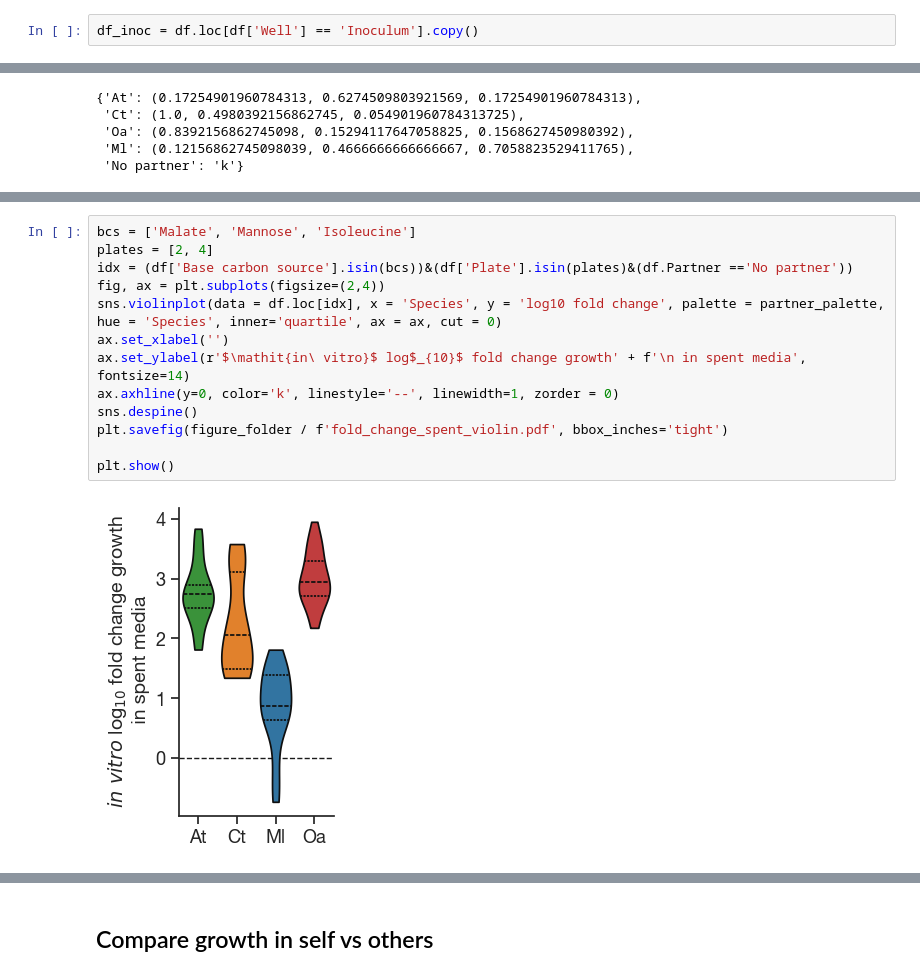
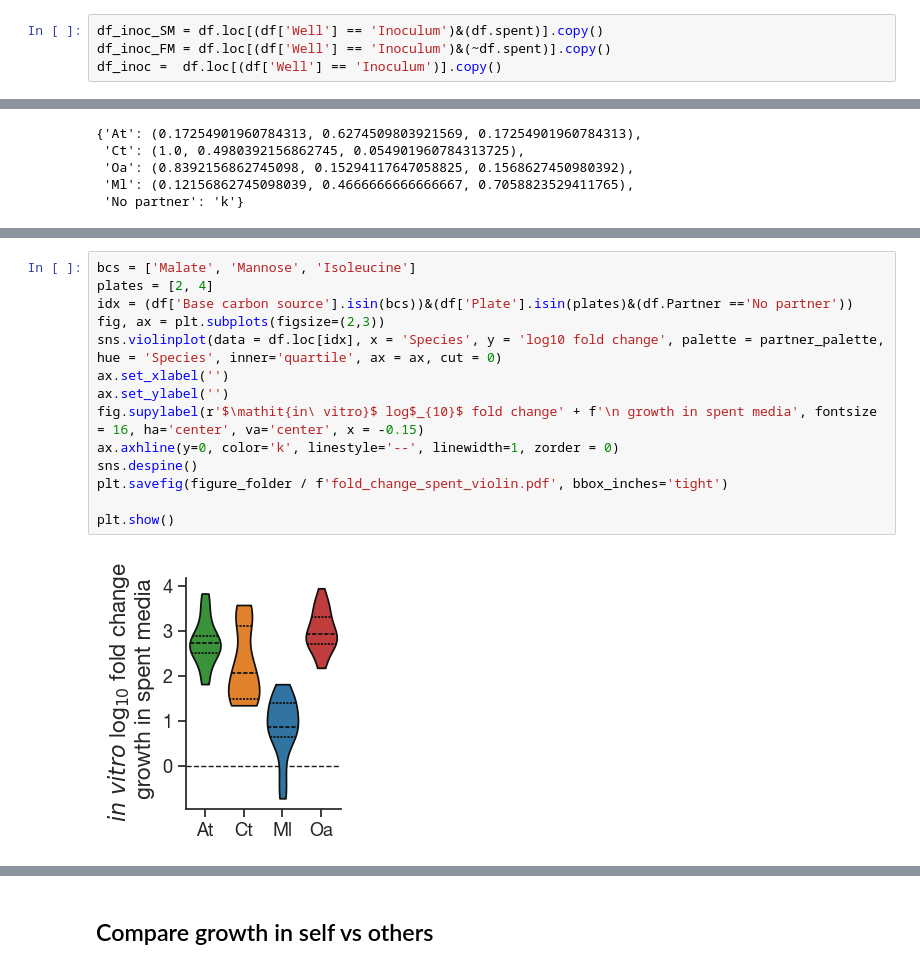
Before and after one commit to sulheim/coexistence, a Jupyter notebook: notebooks/5_interactions/5A_plot_interactions.ipynb, the cells around one changed output, grey strips where cells are left out. Saved outputs shown, nothing was run; the diff lists cells and outputs as text.

Commit message:
Update plots

```diff
--- a/notebooks/5_interactions/5A_plot_interactions.ipynb
+++ b/notebooks/5_interactions/5A_plot_interactions.ipynb
@@ -45,7 +45,9 @@ array([nan, 'Ml_mannose', 'Ct_isoleucine', 'Oa_mannose', 'No_CS',
        'Oa-malate', 'No-CS', 'M9-malate', 'M9-malate+thiamine',
        'M9-malate+thiamine+biotin+cysteine+proline'], dtype=object)
 # %%
-df_inoc = df.loc[df['Well'] == 'Inoculum'].copy()
+df_inoc_SM = df.loc[(df['Well'] == 'Inoculum')&(df.spent)].copy()
+df_inoc_FM = df.loc[(df['Well'] == 'Inoculum')&(~df.spent)].copy()
+df_inoc =  df.loc[(df['Well'] == 'Inoculum')].copy()
 # %%
 sns.stripplot(df_inoc, x = 'Species', y = 'CFUs/mL', hue = 'fn')
 plt.yscale('log')
@@ -1354,15 +1377,16 @@ At vs. Oa: Custom statistical test, P_val:1.413e-01
 # %%
 bcs = ['Malate', 'Mannose', 'Isoleucine']
 plates = [2, 4]
 idx = (df['Base carbon source'].isin(bcs))&(df['Plate'].isin(plates)&(df.Partner =='No partner'))
-fig, ax = plt.subplots(figsize=(2,4))
+fig, ax = plt.subplots(figsize=(2,3))
 sns.violinplot(data = df.loc[idx], x = 'Species', y = 'log10 fold change', palette = partner_palette, hue = 'Species', inner='quartile', ax = ax, cut = 0)
 ax.set_xlabel('')
-ax.set_ylabel(r'$\mathit{in\ vitro}$ log$_{10}$ fold change growth' + f'\n in spent media', fontsize=14)
+ax.set_ylabel('')
+fig.supylabel(r'$\mathit{in\ vitro}$ log$_{10}$ fold change' + f'\n growth in spent media', fontsize = 16, ha='center', va='center', x = -0.15)
 ax.axhline(y=0, color='k', linestyle='--', linewidth=1, zorder = 0)
 sns.despine()
 plt.savefig(figure_folder / f'fold_change_spent_violin.pdf', bbox_inches='tight')
 
 plt.show()
 # %% [output]
-[figure, old version]
+[figure, new version]
```
Also changed, not shown: parts of 19 cells of this notebook, 6 other files.
